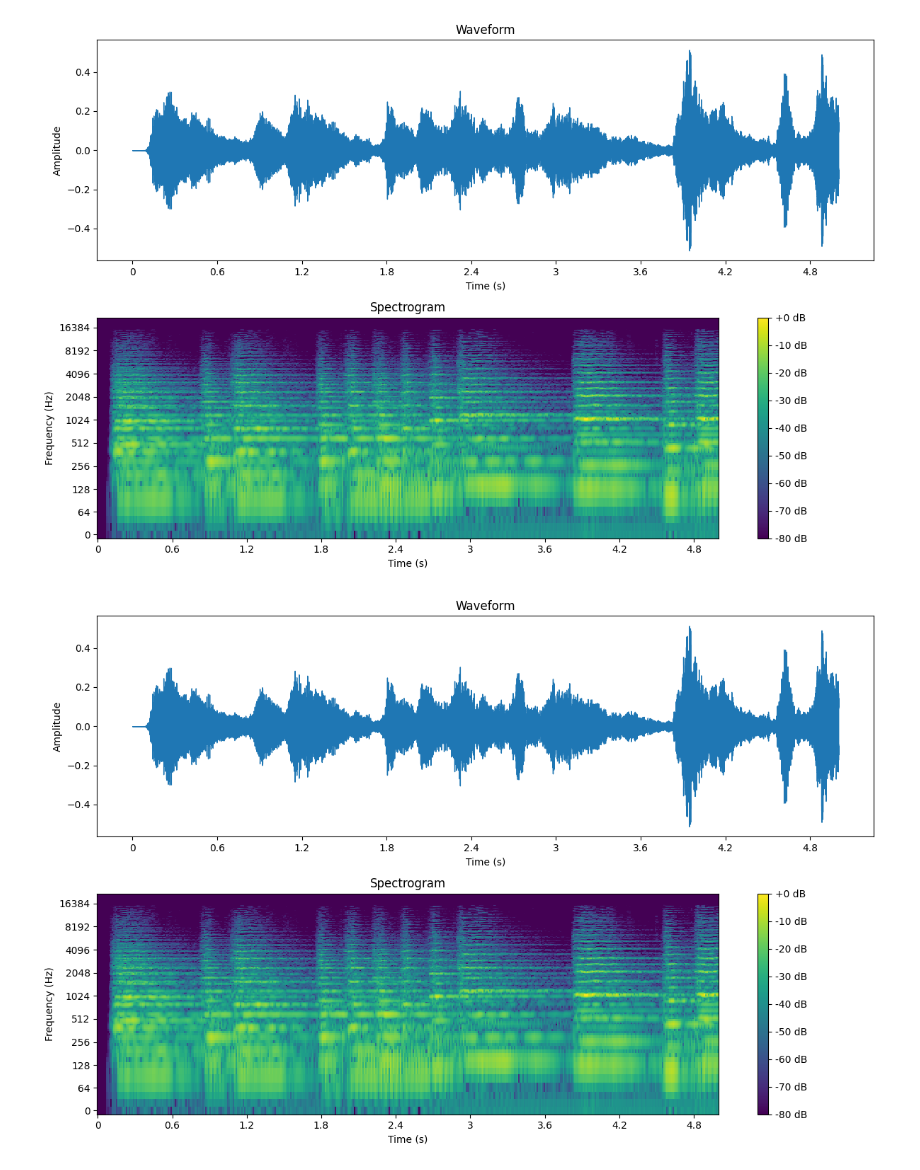
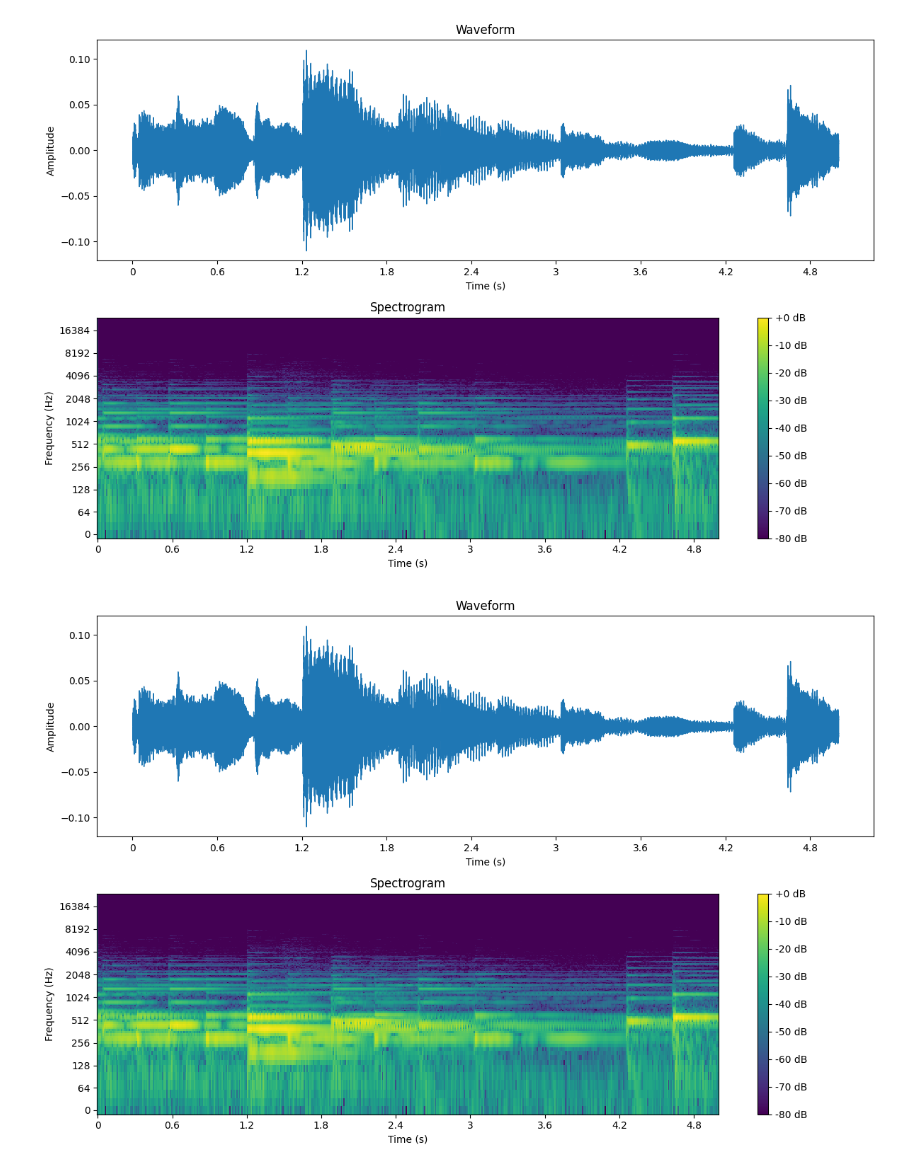
Before and after one commit to mharunturkmenoglu/aud2image, a Jupyter notebook: spec2music.ipynb, the cells around one changed output. Drawn from its saved outputs; the diff is of its cells as text; code cells hidden in the pictures.

```diff
--- a/spec2music.ipynb
+++ b/spec2music.ipynb
@@ -120,15 +121,15 @@ def create_spectograms(folder_path):
             specs.append(spectrogram)
     return np.array(specs)
 # %%
-audio_file = "samples/classical_segment_001.wav"
+audio_file = "piano/samples/segment_002.wav"
 plot_spectrogram(audio_file)
 # %% [output]
-[figure, old version]
+[figure, new version]
 # %%
-audio_file = "samples/classical_segment_001.wav"
+audio_file = "piano/samples/segment_002.wav"
 plot_spectrogram(audio_file)
 # %% [output]
-[figure, old version]
+[figure, new version]
 # %%
 audio_file = "reconstructed_audio.wav"
 plot_spectrogram(audio_file)
```
Also changed, not shown: parts of 24 cells of this notebook, 1 other file.
